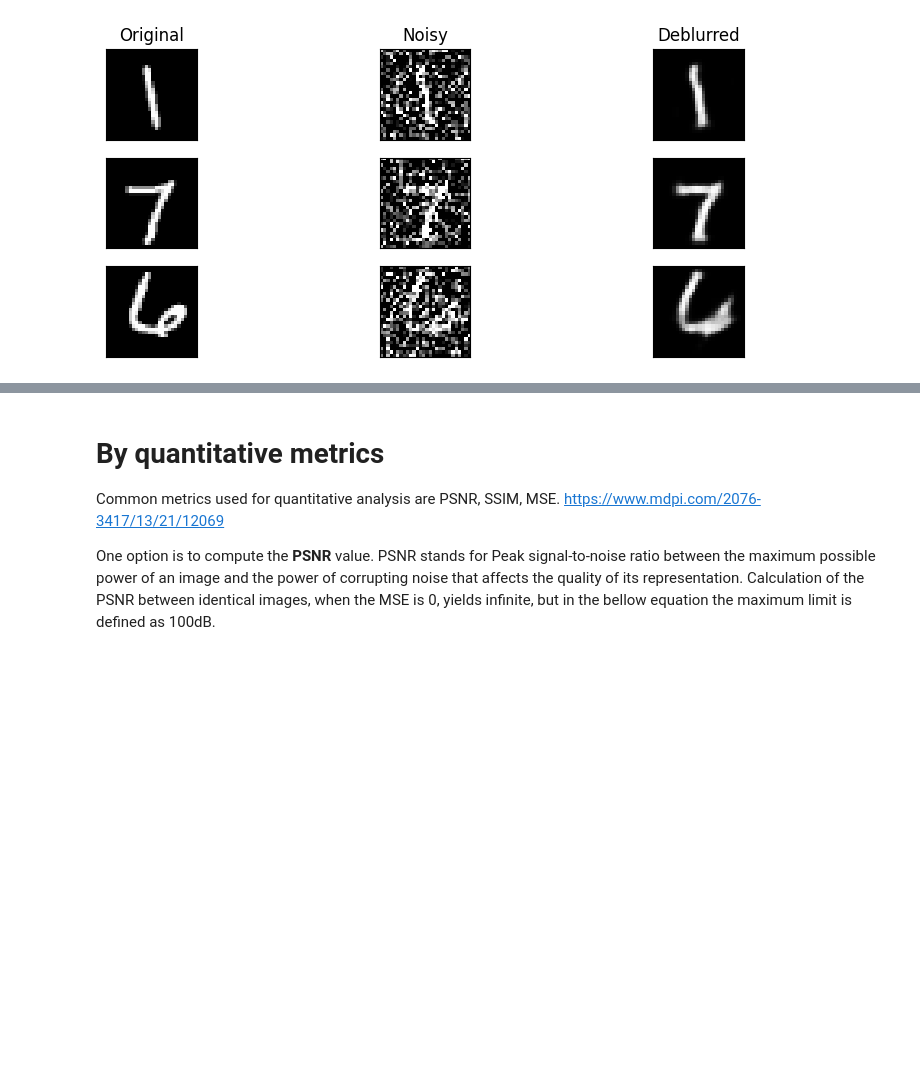
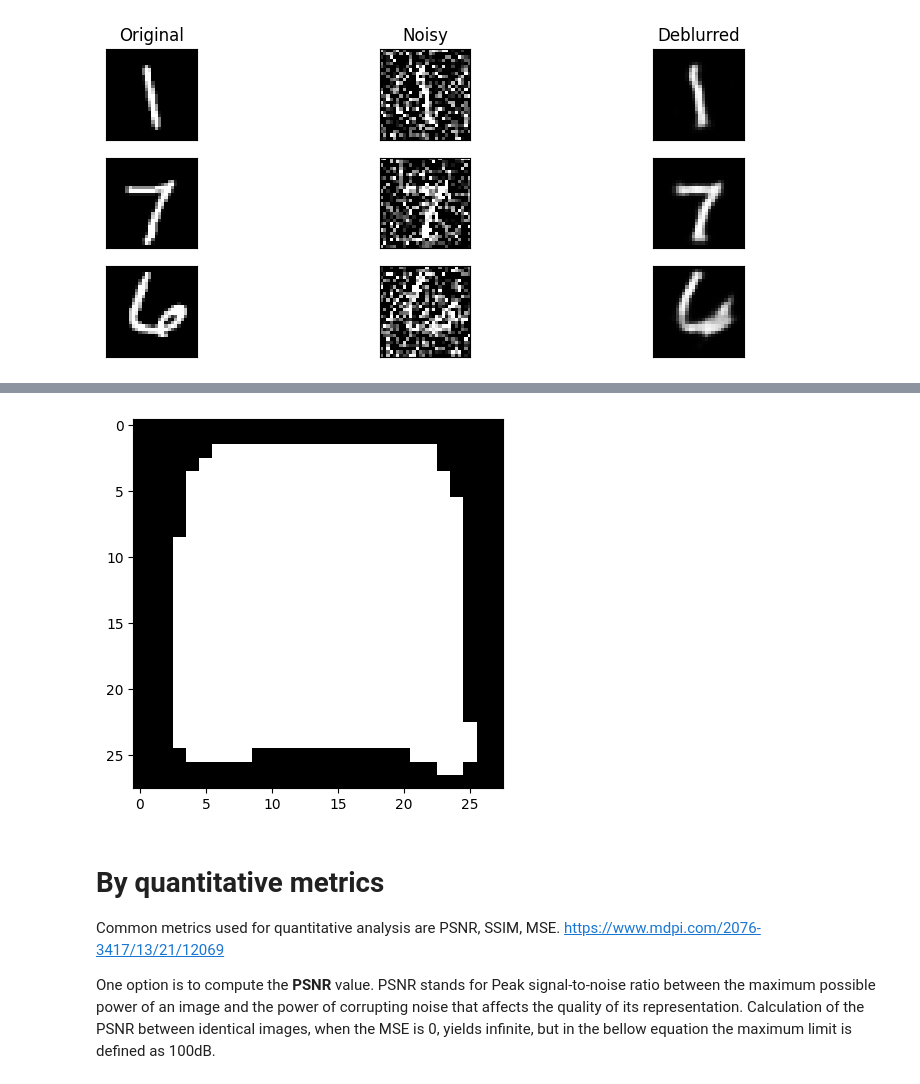
Before and after one commit to izsom/MachineLearning23ws, a Jupyter notebook: Exercise3/code/CNN_Autoencoder.ipynb, the cells around one changed output, grey strips where cells are left out. Cells and saved outputs as stored; diff of their text form; code cells hidden in the pictures; blank space fills up the shorter version.

```diff
--- a/Exercise3/code/CNN_Autoencoder.ipynb
+++ b/Exercise3/code/CNN_Autoencoder.ipynb
@@ -196,3 +209,5 @@ ax.get_yaxis().set_visible(False)
 plt.show()
 # %% [output]
 [figure]
+# %%
+pred = model.predict(x_test_fashion)
@@ -199,3 +221,8 @@ plt.show()
+# %%
+plt.imshow(pred[1].reshape(28,28))
+plt.gray()
+# %% [output]
+[figure, added]
 # %% [markdown]
 # By quantitative metrics
 
```
Also changed, not shown: parts of 9 cells of this notebook.
